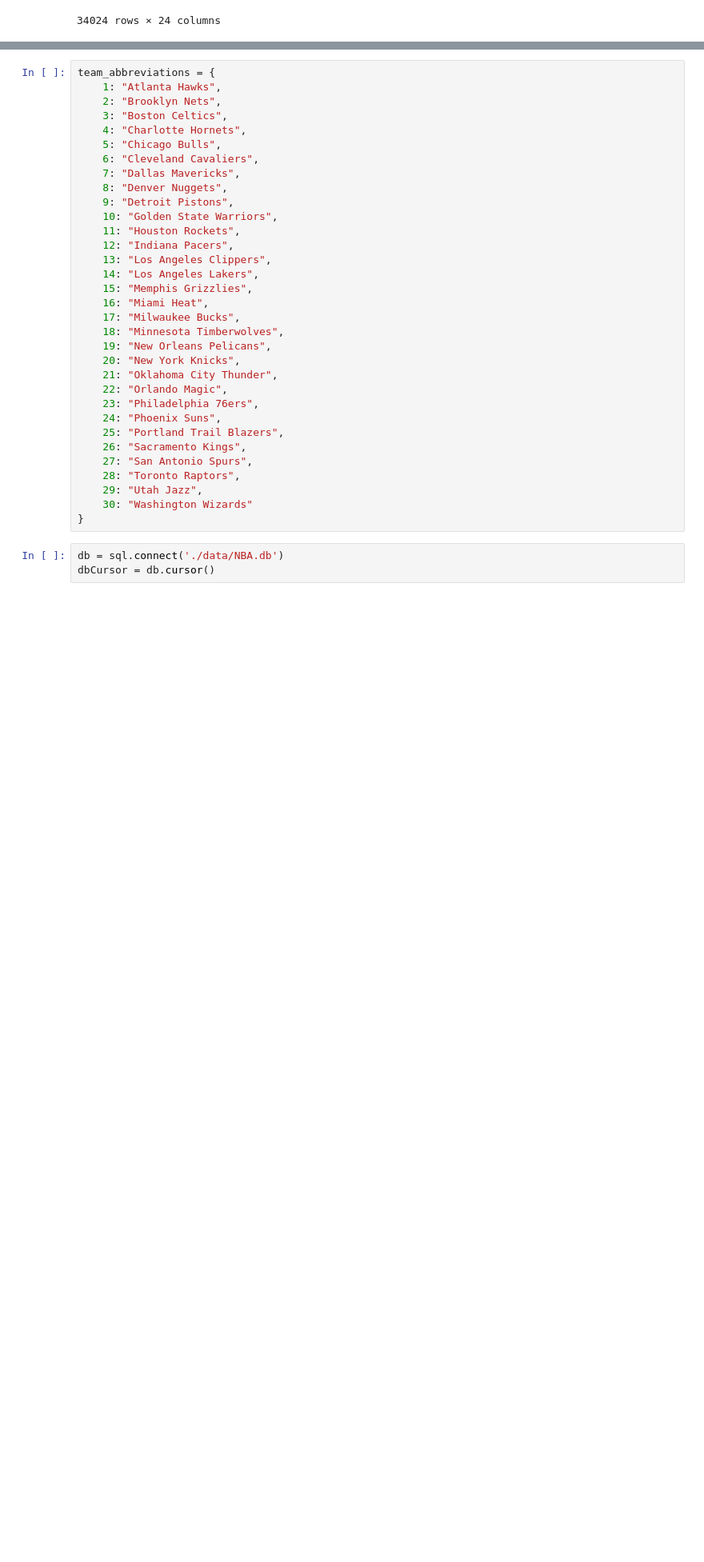
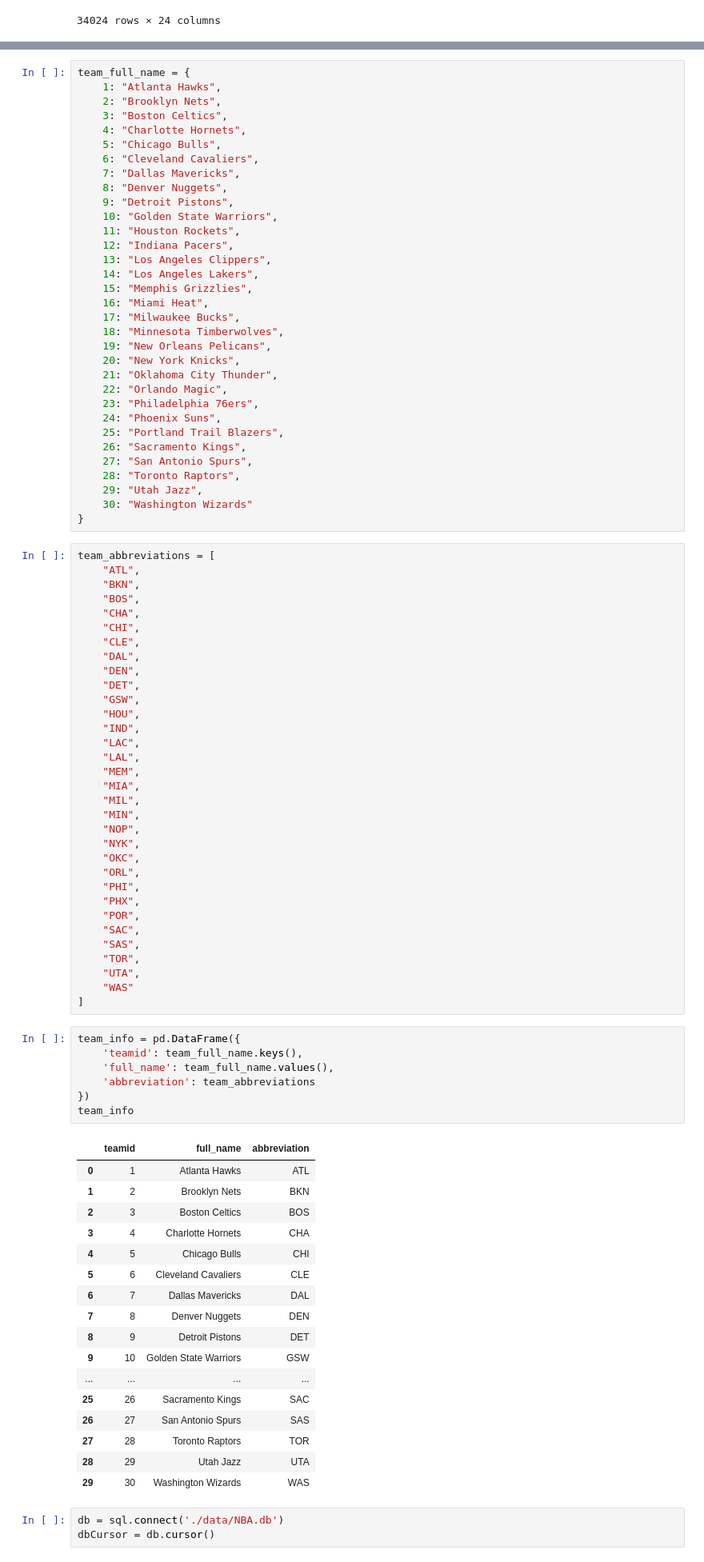
Before and after one commit to D1035899/NBA-Web-Demo, a Jupyter notebook: database.ipynb, the cells around one changed output, grey strips where cells are left out. Shown at 80% size. Drawn from its saved outputs; the diff is of its cells as text; blank space fills up the shorter version.

```diff
--- a/database.ipynb
+++ b/database.ipynb
@@ -86,5 +97,5 @@ for playerid, name in zip(unique_playerids, unique_names):
 # %%
-team_abbreviations = {
+team_full_name = {
     1: "Atlanta Hawks",
     2: "Brooklyn Nets",
     3: "Boston Celtics",
@@ -116,6 +127,64 @@ team_abbreviations = {
     29: "Utah Jazz",
     30: "Washington Wizards"
 }
+# %%
+team_abbreviations = [
+    "ATL",
+    "BKN",
+    "BOS",
+    "CHA",
+    "CHI",
+    "CLE",
+    "DAL",
+    "DEN",
+    "DET",
+    "GSW",
+    "HOU",
+    "IND",
+    "LAC",
+    "LAL",
+    "MEM",
+    "MIA",
+    "MIL",
+    "MIN",
+    "NOP",
+    "NYK",
+    "OKC",
+    "ORL",
+    "PHI",
+    "PHX",
+    "POR",
+    "SAC",
+    "SAS",
+    "TOR",
+    "UTA",
+    "WAS"
+]
+# %%
+team_info = pd.DataFrame({
+    'teamid': team_full_name.keys(),
+    'full_name': team_full_name.values(),
+    'abbreviation': team_abbreviations
+})
+team_info
+# %% [output]
+|  | teamid | full_name | abbreviation |
+| 0 | 1 | Atlanta Hawks | ATL |
+| 1 | 2 | Brooklyn Nets | BKN |
+| 2 | 3 | Boston Celtics | BOS |
+| 3 | 4 | Charlotte Hornets | CHA |
+| 4 | 5 | Chicago Bulls | CHI |
+| 5 | 6 | Cleveland Cavaliers | CLE |
+| 6 | 7 | Dallas Mavericks | DAL |
+| 7 | 8 | Denver Nuggets | DEN |
+| 8 | 9 | Detroit Pistons | DET |
+| 9 | 10 | Golden State Warriors | GSW |
+| ... | ... | ... | ... |
+| 25 | 26 | Sacramento Kings | SAC |
+| 26 | 27 | San Antonio Spurs | SAS |
+| 27 | 28 | Toronto Raptors | TOR |
+| 28 | 29 | Utah Jazz | UTA |
+| 29 | 30 | Washington Wizards | WAS |
 # %%
 db = sql.connect('./data/NBA.db')
 dbCursor = db.cursor()
```
Also changed, not shown: parts of 9 cells of this notebook, 5 other files.
